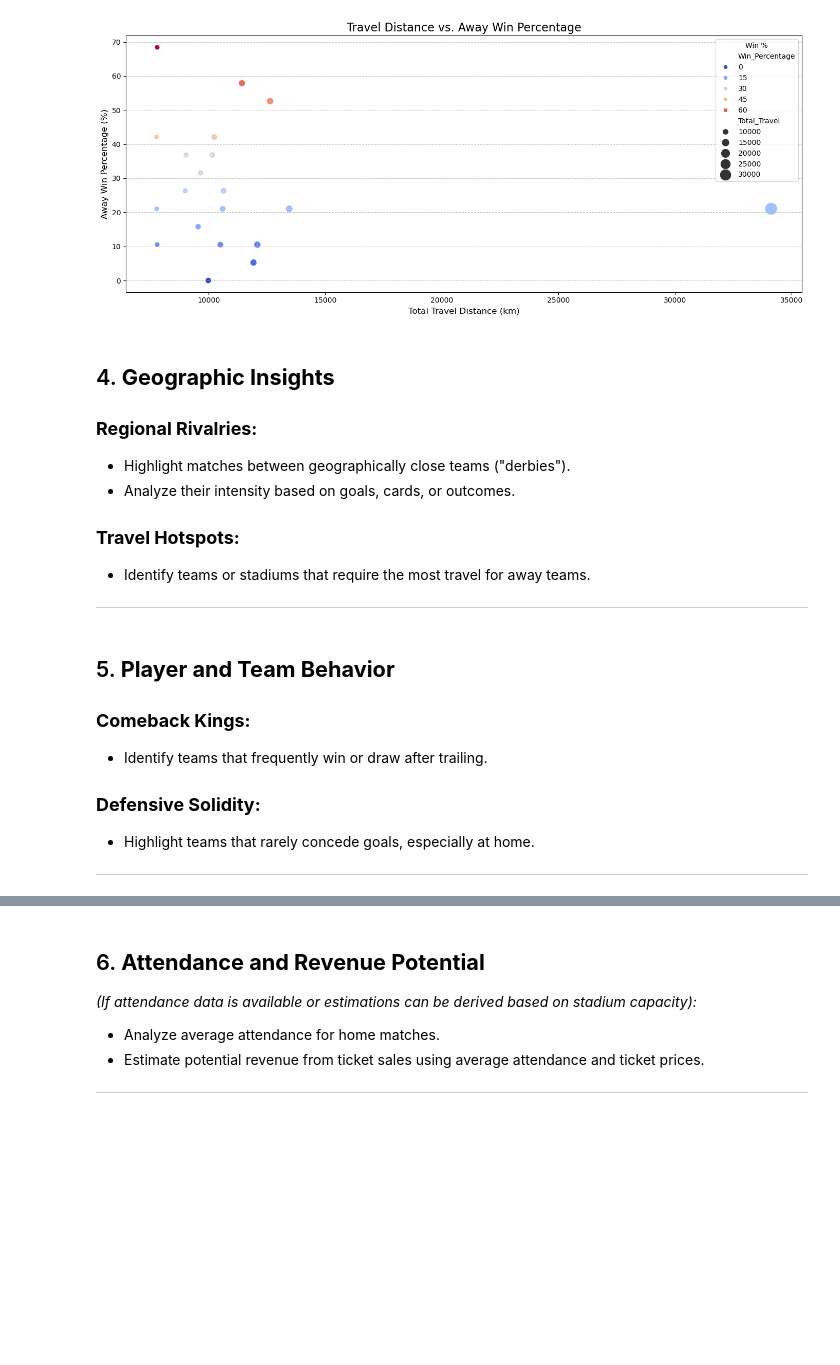
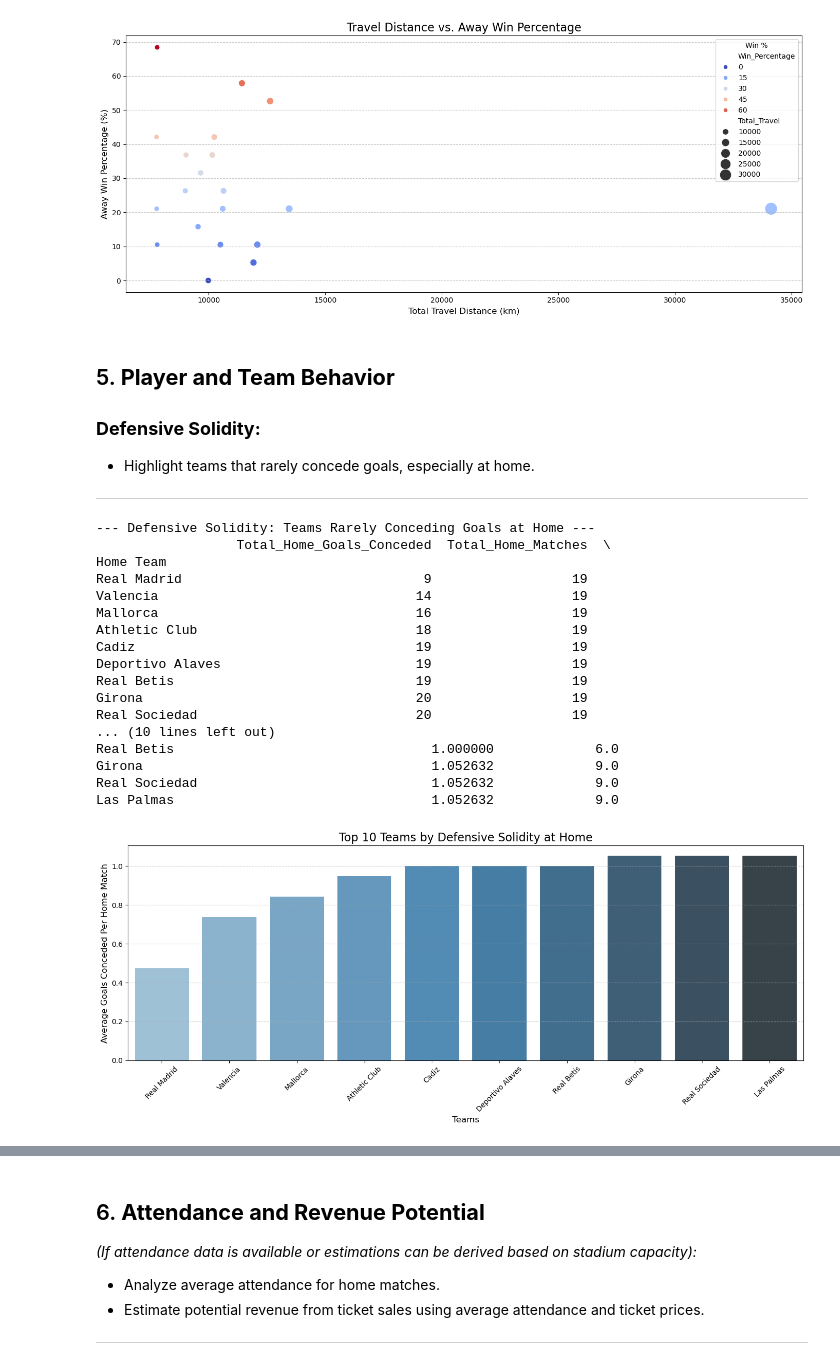
Before and after one commit to jsaintfleur/Machine-Learning-and-Insights-for-La-Liga-2023-24, a Jupyter notebook: la_liga_matches.ipynb, the cells around one changed output, grey strips where cells are left out. Drawn from its saved outputs; the diff is of its cells as text; code cells hidden in the pictures; blank space fills up the shorter version.

Commit message:
uploaded images and fixed more code

```diff
--- a/la_liga_matches.ipynb
+++ b/la_liga_matches.ipynb
@@ -455,22 +488,61 @@ Passing `palette` without assigning `hue` is deprecated and will be removed in v
   sns.barplot(
 [figure]
 [figure]
-# %% [markdown]
-## 4. **Geographic Insights**
-### **Regional Rivalries:**
-- Highlight matches between geographically close teams ("derbies").
-- Analyze their intensity based on goals, cards, or outcomes.
-
-### **Travel Hotspots:**
-- Identify teams or stadiums that require the most travel for away teams.
-
----
 # %% [markdown]
 ## 5. **Player and Team Behavior**
-### **Comeback Kings:**
-- Identify teams that frequently win or draw after trailing.
 
 ### **Defensive Solidity:**
 - Highlight teams that rarely concede goals, especially at home.
 
 ---
+# %%
+# Analyze Defensive Solidity
+# Aggregating data for goals conceded by teams at home
+defensive_solidity = matches_df.groupby('Home Team').agg(
+    Total_Home_Goals_Conceded=('Away_Score', 'sum'),
+    Total_Home_Matches=('Home Team', 'count'),
+    Avg_Home_Goals_Conceded_Per_Match=('Away_Score', 'mean')
+).sort_values(by='Avg_Home_Goals_Conceded_Per_Match')
+
+# Add a rank to highlight the most defensively solid teams
+defensive_solidity['Defensive Rank'] = defensive_solidity['Avg_Home_Goals_Conceded_Per_Match'].rank()
+
+print("\n--- Defensive Solidity: Teams Rarely Conceding Goals at Home ---")
+print(defensive_solidity.head(10))
+
+# Visualization: Defensive Solidity (Top 10 Teams)
+plt.figure(figsize=(14, 6))
+sns.barplot(
+    x=defensive_solidity.head(10).index,
+    y=defensive_solidity['Avg_Home_Goals_Conceded_Per_Match'].head(10),
+    hue=defensive_solidity.head(10).index,  # Assign the `x` variable to `hue`
+    dodge=False,  # Ensure bars are not split
+    palette="Blues_d",
+    legend=False  # No legend required for this use case
+)
+plt.title("Top 10 Teams by Defensive Solidity at Home", fontsize=16)
+plt.xlabel("Teams", fontsize=12)
+plt.ylabel("Average Goals Conceded Per Home Match", fontsize=12)
+plt.xticks(rotation=45)
+plt.grid(axis='y', linestyle='--', alpha=0.7)
+plt.tight_layout()
+plt.show()
+# %% [output]
+--- Defensive Solidity: Teams Rarely Conceding Goals at Home ---
+                  Total_Home_Goals_Conceded  Total_Home_Matches  \
+Home Team
+Real Madrid                               9                  19
+Valencia                                 14                  19
+Mallorca                                 16                  19
+Athletic Club                            18                  19
+Cadiz                                    19                  19
+Deportivo Alaves                         19                  19
+Real Betis                               19                  19
+Girona                                   20                  19
+Real Sociedad                            20                  19
+... (10 lines left out)
+Real Betis                                 1.000000             6.0
+Girona                                     1.052632             9.0
+Real Sociedad                              1.052632             9.0
+Las Palmas                                 1.052632             9.0
+[figure, added]
```
Also changed, not shown: parts of 5 cells of this notebook, 50 other files.
